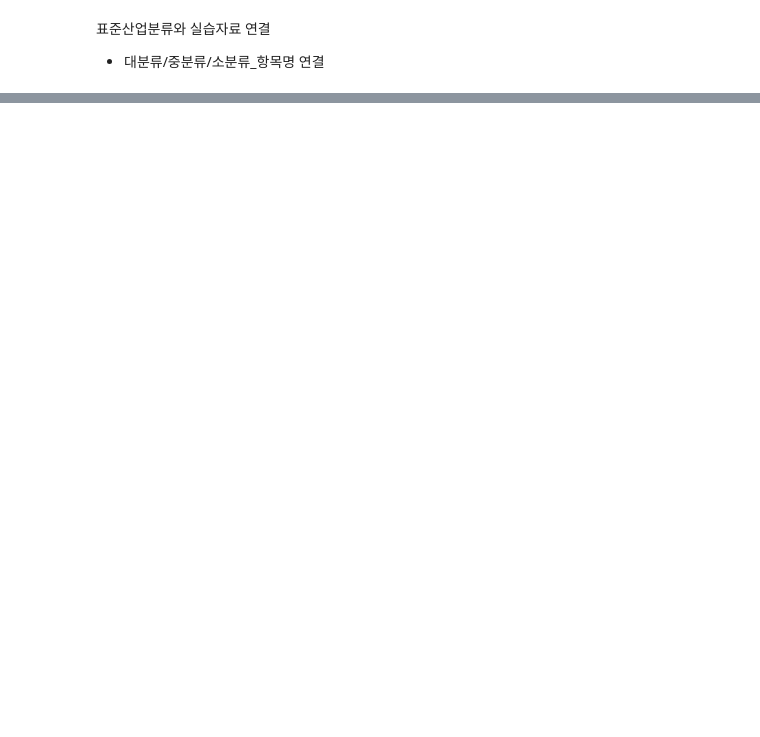
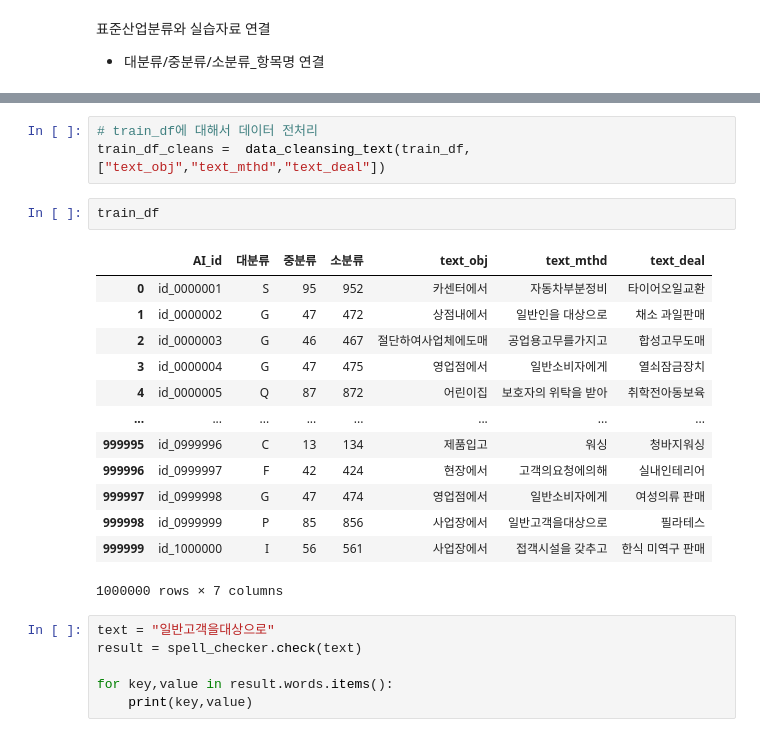
Before and after one commit to yxbxn/NLP_contest, a Jupyter notebook: EDA 및 전처리.ipynb, the cells around one changed output, grey strips where cells are left out. Cells and saved outputs as stored; diff of their text form; blank space fills up the shorter version.

```diff
--- a/EDA 및 전처리.ipynb
+++ b/EDA 및 전처리.ipynb
@@ -151,0 +290,25 @@ merge_df.to_csv("실습용자료_한국표준산업분류.csv",encoding="utf-8-s
+# %%
+# train_df에 대해서 데이터 전처리
+train_df_cleans =  data_cleansing_text(train_df,["text_obj","text_mthd","text_deal"])
+# %%
+train_df
+# %% [output]
+|  | AI_id | 대분류 | 중분류 | 소분류 | text_obj | text_mthd | text_deal |
+| 0 | id_0000001 | S | 95 | 952 | 카센터에서 | 자동차부분정비 | 타이어오일교환 |
+| 1 | id_0000002 | G | 47 | 472 | 상점내에서 | 일반인을 대상으로 | 채소 과일판매 |
+| 2 | id_0000003 | G | 46 | 467 | 절단하여사업체에도매 | 공업용고무를가지고 | 합성고무도매 |
+| 3 | id_0000004 | G | 47 | 475 | 영업점에서 | 일반소비자에게 | 열쇠잠금장치 |
+| 4 | id_0000005 | Q | 87 | 872 | 어린이집 | 보호자의 위탁을 받아 | 취학전아동보육 |
+| ... | ... | ... | ... | ... | ... | ... | ... |
+| 999995 | id_0999996 | C | 13 | 134 | 제품입고 | 워싱 | 청바지워싱 |
+| 999996 | id_0999997 | F | 42 | 424 | 현장에서 | 고객의요청에의해 | 실내인테리어 |
+| 999997 | id_0999998 | G | 47 | 474 | 영업점에서 | 일반소비자에게 | 여성의류 판매 |
+| 999998 | id_0999999 | P | 85 | 856 | 사업장에서 | 일반고객을대상으로 | 필라테스 |
+| 999999 | id_1000000 | I | 56 | 561 | 사업장에서 | 접객시설을 갖추고 | 한식 미역구 판매 |
+1000000 rows × 7 columns
+# %%
+text = "일반고객을대상으로"
+result = spell_checker.check(text)
+
+for key,value in result.words.items():
+    print(key,value)
```
Also changed, not shown: parts of 21 cells of this notebook.
